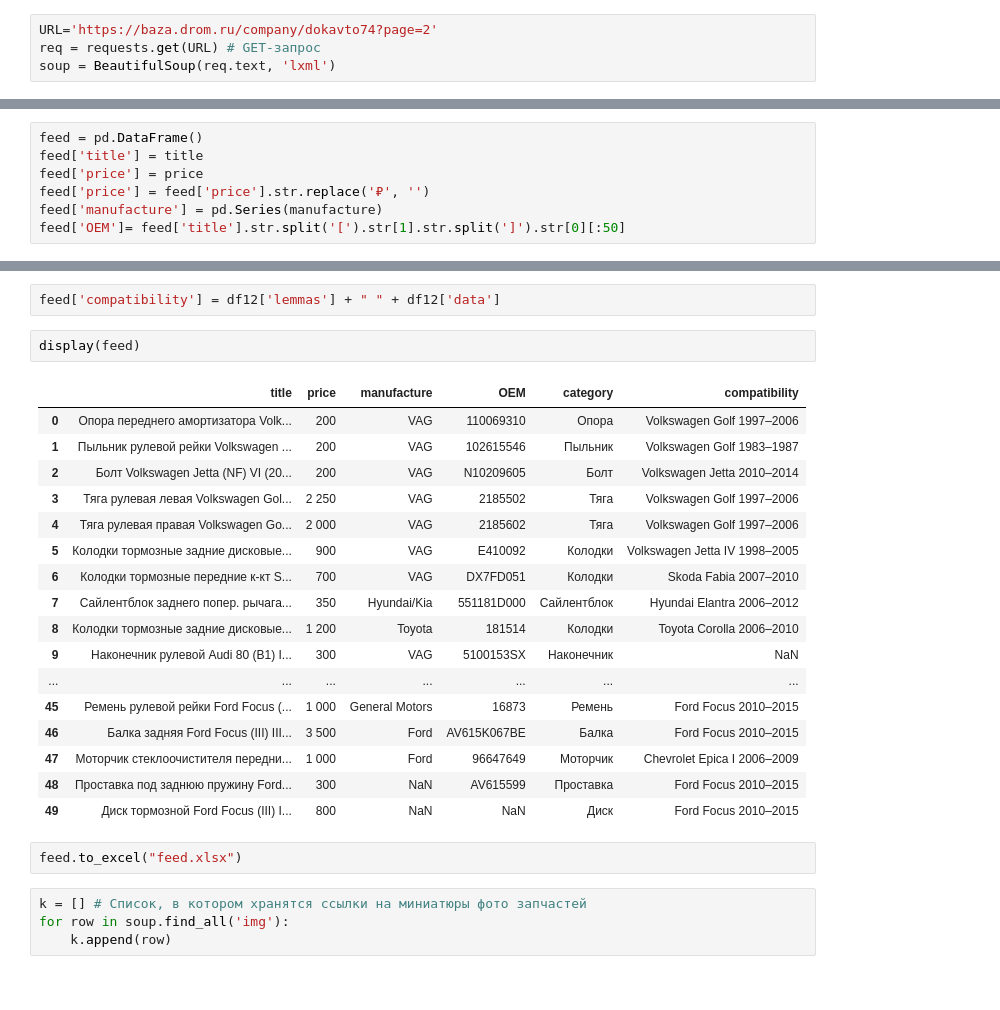
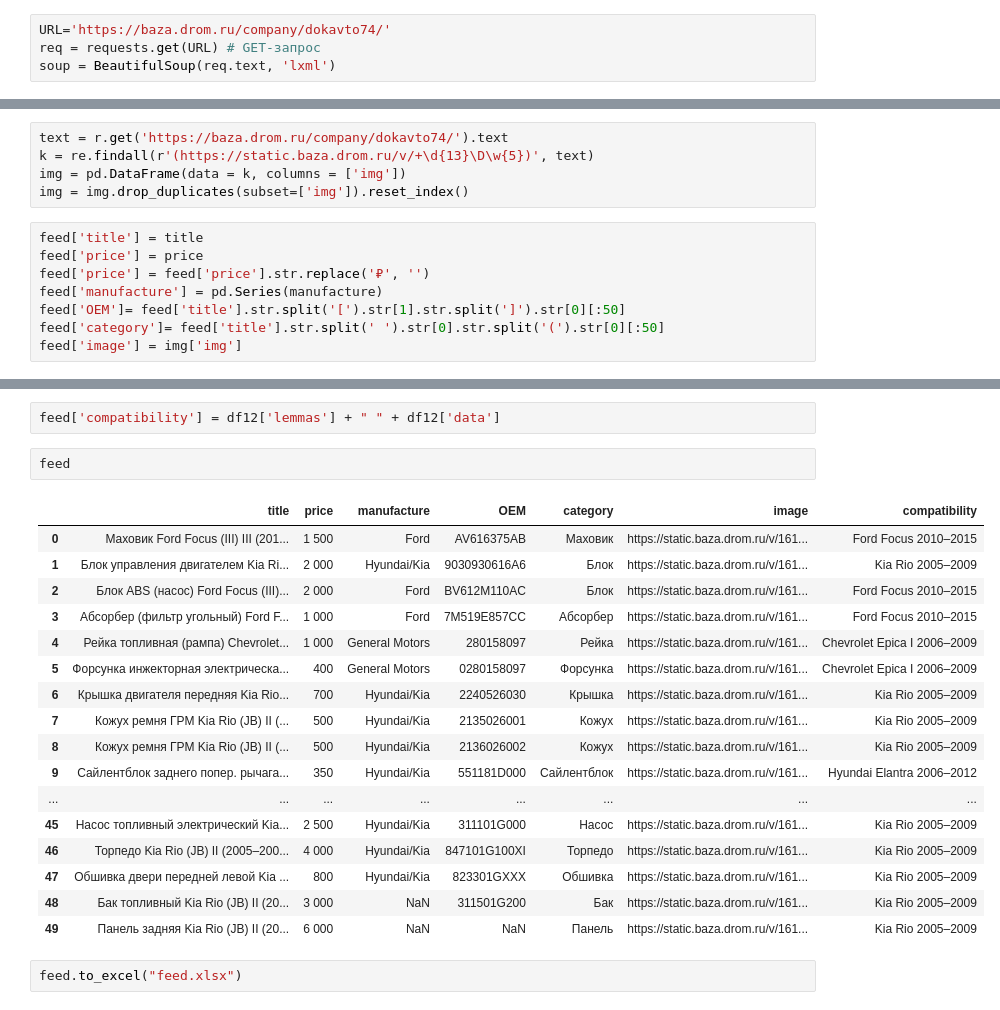
Before and after one commit to ViacheslavPogorelyy/projects_for_autoru, a Jupyter notebook: parser_drom/parser.ipynb, the cells around one changed output, grey strips where cells are left out. Cells and saved outputs as stored; diff of their text form.

Commit message:
Add files via upload
upload new column - image with photo of parts

```diff
--- a/parser_drom/parser.ipynb
+++ b/parser_drom/parser.ipynb
@@ -7,5 +8,5 @@ import numpy as np
 # %%
-URL='https://baza.drom.ru/company/dokavto74?page=2'
+URL='https://baza.drom.ru/company/dokavto74/'
 req = requests.get(URL) # GET-запрос
 soup = BeautifulSoup(req.text, 'lxml')
 # %%
@@ -27,10 +26,16 @@ for row in soup.find_all('a', attrs = {'href':'/krasnodar/sell_spare_parts/oblic
+# %%
+text = r.get('https://baza.drom.ru/company/dokavto74/').text
+k = re.findall(r'(https://static.baza.drom.ru/v/+\d{13}\D\w{5})', text)
+img = pd.DataFrame(data = k, columns = ['img'])
+img = img.drop_duplicates(subset=['img']).reset_index()
 # %%
-feed = pd.DataFrame()
 feed['title'] = title
 feed['price'] = price
 feed['price'] = feed['price'].str.replace('₽', '')
 feed['manufacture'] = pd.Series(manufacture)
 feed['OEM']= feed['title'].str.split('[').str[1].str.split(']').str[0][:50]
+feed['category']= feed['title'].str.split(' ').str[0].str.split('(').str[0][:50]
+feed['image'] = img['img']
 # %%
 pd.set_option('display.max_colwidth', -1)
 # %%
@@ -48,29 +50,25 @@ for i in range(len(feed['title'])):
 df12 = pd.DataFrame(data=new, columns=['lemmas', 'data'])
 # %%
 feed['compatibility'] = df12['lemmas'] + " " + df12['data']
-# %%
-display(feed)
-# %% [output]
-|  | title | price | manufacture | OEM | category | compatibility |
-| 0 | Опора переднего амортизатора Volk... | 200 | VAG | 110069310 | Опора | Volkswagen Golf 1997–2006 |
-| 1 | Пыльник рулевой рейки Volkswagen ... | 200 | VAG | 102615546 | Пыльник | Volkswagen Golf 1983–1987 |
-| 2 | Болт Volkswagen Jetta (NF) VI (20... | 200 | VAG | N10209605 | Болт | Volkswagen Jetta 2010–2014 |
-| 3 | Тяга рулевая левая Volkswagen Gol... | 2 250 | VAG | 2185502 | Тяга | Volkswagen Golf 1997–2006 |
-| 4 | Тяга рулевая правая Volkswagen Go... | 2 000 | VAG | 2185602 | Тяга | Volkswagen Golf 1997–2006 |
-| 5 | Колодки тормозные задние дисковые... | 900 | VAG | E410092 | Колодки | Volkswagen Jetta IV 1998–2005 |
-| 6 | Колодки тормозные передние к-кт S... | 700 | VAG | DX7FD051 | Колодки | Skoda Fabia 2007–2010 |
-| 7 | Сайлентблок заднего попер. рычага... | 350 | Hyundai/Kia | 551181D000 | Сайлентблок | Hyundai Elantra 2006–2012 |
-| 8 | Колодки тормозные задние дисковые... | 1 200 | Toyota | 181514 | Колодки | Toyota Corolla 2006–2010 |
-| 9 | Наконечник рулевой Audi 80 (B1) I... | 300 | VAG | 5100153SX | Наконечник | NaN |
-| ... | ... | ... | ... | ... | ... | ... |
-| 45 | Ремень рулевой рейки Ford Focus (... | 1 000 | General Motors | 16873 | Ремень | Ford Focus 2010–2015 |
-| 46 | Балка задняя Ford Focus (III) III... | 3 500 | Ford | AV615K067BE | Балка | Ford Focus 2010–2015 |
-| 47 | Моторчик стеклоочистителя передни... | 1 000 | Ford | 96647649 | Моторчик | Chevrolet Epica I 2006–2009 |
-| 48 | Проставка под заднюю пружину Ford... | 300 | NaN | AV615599 | Проставка | Ford Focus 2010–2015 |
-| 49 | Диск тормозной Ford Focus (III) I... | 800 | NaN | NaN | Диск | Ford Focus 2010–2015 |
+# %%
+feed
+# %% [output]
+|  | title | price | manufacture | OEM | category | image | compatibility |
+| 0 | Маховик Ford Focus (III) III (201... | 1 500 | Ford | AV616375AB | Маховик | https://static.baza.drom.ru/v/161... | Ford Focus 2010–2015 |
+| 1 | Блок управления двигателем Kia Ri... | 2 000 | Hyundai/Kia | 9030930616A6 | Блок | https://static.baza.drom.ru/v/161... | Kia Rio 2005–2009 |
+| 2 | Блок ABS (насос) Ford Focus (III)... | 2 000 | Ford | BV612M110AC | Блок | https://static.baza.drom.ru/v/161... | Ford Focus 2010–2015 |
+| 3 | Абсорбер (фильтр угольный) Ford F... | 1 000 | Ford | 7M519E857CC | Абсорбер | https://static.baza.drom.ru/v/161... | Ford Focus 2010–2015 |
+| 4 | Рейка топливная (рампа) Chevrolet... | 1 000 | General Motors | 280158097 | Рейка | https://static.baza.drom.ru/v/161... | Chevrolet Epica I 2006–2009 |
+| 5 | Форсунка инжекторная электрическа... | 400 | General Motors | 0280158097 | Форсунка | https://static.baza.drom.ru/v/161... | Chevrolet Epica I 2006–2009 |
+| 6 | Крышка двигателя передняя Kia Rio... | 700 | Hyundai/Kia | 2240526030 | Крышка | https://static.baza.drom.ru/v/161... | Kia Rio 2005–2009 |
+| 7 | Кожух ремня ГРМ Kia Rio (JB) II (... | 500 | Hyundai/Kia | 2135026001 | Кожух | https://static.baza.drom.ru/v/161... | Kia Rio 2005–2009 |
+| 8 | Кожух ремня ГРМ Kia Rio (JB) II (... | 500 | Hyundai/Kia | 2136026002 | Кожух | https://static.baza.drom.ru/v/161... | Kia Rio 2005–2009 |
+| 9 | Сайлентблок заднего попер. рычага... | 350 | Hyundai/Kia | 551181D000 | Сайлентблок | https://static.baza.drom.ru/v/161... | Hyundai Elantra 2006–2012 |
+| ... | ... | ... | ... | ... | ... | ... | ... |
+| 45 | Насос топливный электрический Kia... | 2 500 | Hyundai/Kia | 311101G000 | Насос | https://static.baza.drom.ru/v/161... | Kia Rio 2005–2009 |
+| 46 | Торпедо Kia Rio (JB) II (2005–200... | 4 000 | Hyundai/Kia | 847101G100XI | Торпедо | https://static.baza.drom.ru/v/161... | Kia Rio 2005–2009 |
+| 47 | Обшивка двери передней левой Kia ... | 800 | Hyundai/Kia | 823301GXXX | Обшивка | https://static.baza.drom.ru/v/161... | Kia Rio 2005–2009 |
+| 48 | Бак топливный Kia Rio (JB) II (20... | 3 000 | NaN | 311501G200 | Бак | https://static.baza.drom.ru/v/161... | Kia Rio 2005–2009 |
+| 49 | Панель задняя Kia Rio (JB) II (20... | 6 000 | NaN | NaN | Панель | https://static.baza.drom.ru/v/161... | Kia Rio 2005–2009 |
 # %%
 feed.to_excel("feed.xlsx")
-# %%
-k = [] # Список, в котором хранятся ссылки на миниатюры фото запчастей
-for row in soup.find_all('img'):
-    k.append(row)
```
Also changed, not shown: parts of 6 cells of this notebook.
